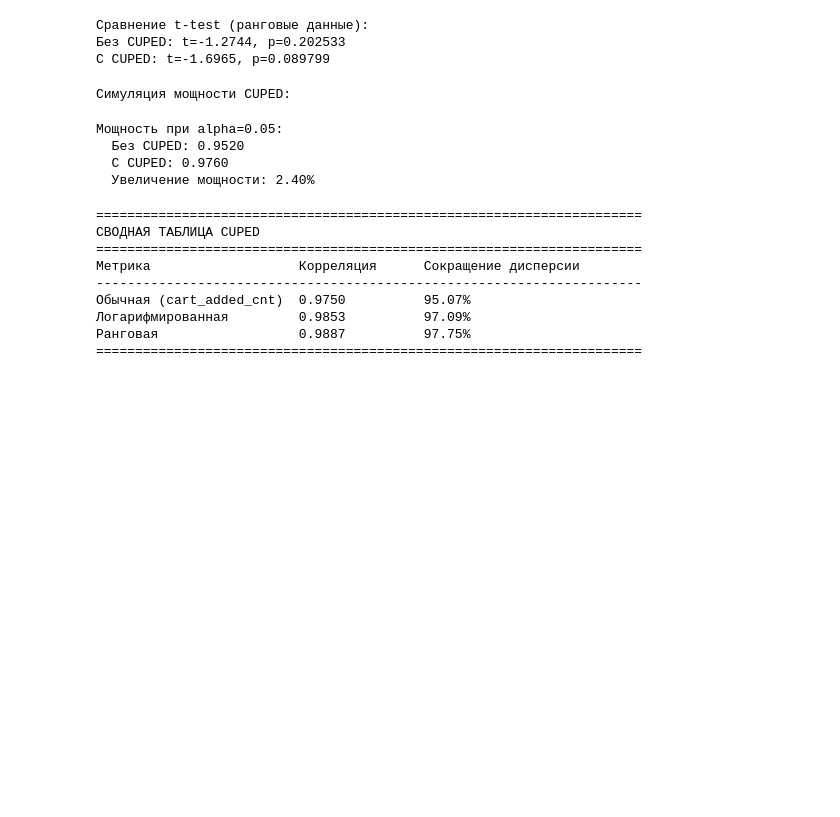
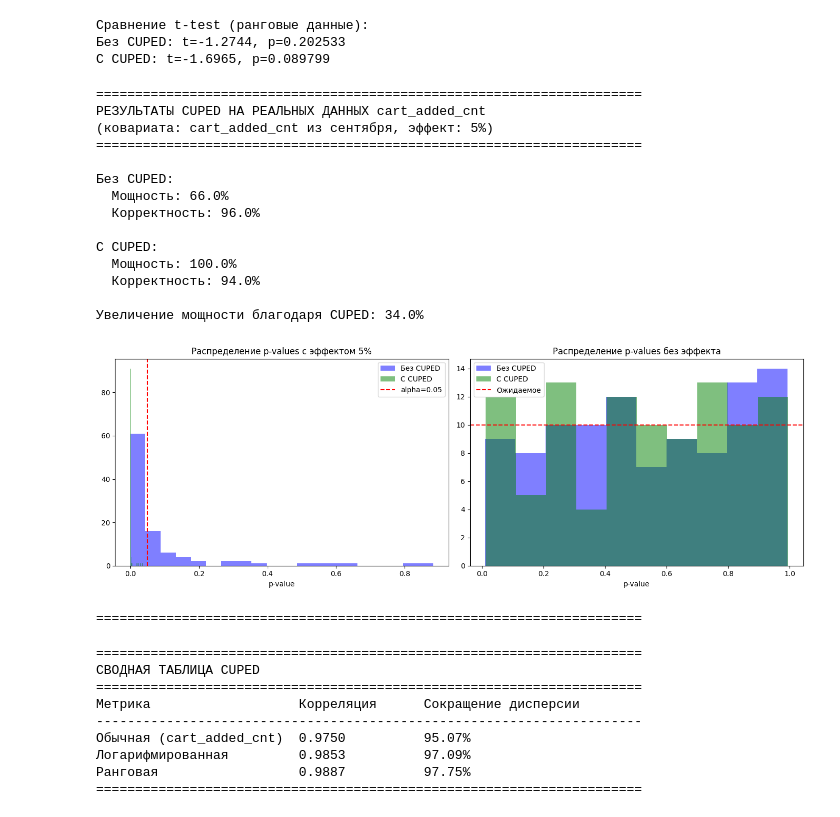
Before and after one commit to rkhazh/ITMO-AB-Materials-levbara, a Jupyter notebook: AB_ITMO_HomeWork2_Solution_executed.ipynb, the cells around one changed output. Drawn from its saved outputs; the diff is of its cells as text; code cells hidden in the pictures; blank space fills up the shorter version.

```diff
--- a/AB_ITMO_HomeWork2_Solution_executed.ipynb
+++ b/AB_ITMO_HomeWork2_Solution_executed.ipynb
@@ -647,16 +693,0 @@ def simulate_cuped_power(n_simulations=500, n_samples=5000, effect=0.05, corr_XY
-# %%
-# Симуляция мощности
-print("Симуляция мощности CUPED:")
-p_orig_sim, p_cuped_sim = simulate_cuped_power(n_simulations=500, effect=0.1, corr_XY=0.5)
-
-alpha = 0.05
-print(f"\nМощность при alpha={alpha}:")
-print(f"  Без CUPED: {(p_orig_sim < alpha).mean():.4f}")
-print(f"  С CUPED: {(p_cuped_sim < alpha).mean():.4f}")
-print(f"  Увеличение мощности: {((p_cuped_sim < alpha).mean() - (p_orig_sim < alpha).mean())*100:.2f}%")
-# %% [output]
-Симуляция мощности CUPED:
-Мощность при alpha=0.05:
-  Без CUPED: 0.9520
-  С CUPED: 0.9760
-  Увеличение мощности: 2.40%
@@ -663,3 +769,61 @@ print(f"  Увеличение мощности: {((p_cuped_sim < alpha).mean()
+# %%
+# Результаты CUPED на реальных данных
+print("="*70)
+print("РЕЗУЛЬТАТЫ CUPED НА РЕАЛЬНЫХ ДАННЫХ cart_added_cnt")
+print("(ковариата: cart_added_cnt из сентября, эффект: 5%)")
+print("="*70)
+
+print(f"\nБез CUPED:")
+print(f"  Мощность: {(power_nocuped < alpha).mean() * 100:.1f}%")
+print(f"  Корректность: {(1 - (correctness_nocuped < alpha).mean()) * 100:.1f}%")
+
+print(f"\nС CUPED:")
+print(f"  Мощность: {(power_cuped < alpha).mean() * 100:.1f}%")
+print(f"  Корректность: {(1 - (correctness_cuped < alpha).mean()) * 100:.1f}%")
+
+power_increase = (power_cuped < alpha).mean() - (power_nocuped < alpha).mean()
+print(f"\nУвеличение мощности благодаря CUPED: {power_increase * 100:.1f}%")
+
+# Визуализация
+fig, axes = plt.subplots(1, 2, figsize=(14, 5))
+
+# Сравнение p-values с эффектом
+axes[0].hist(power_nocuped, bins=20, alpha=0.5, label='Без CUPED', color='blue')
+axes[0].hist(power_cuped, bins=20, alpha=0.5, label='С CUPED', color='green')
+axes[0].axvline(x=0.05, color='r', linestyle='--', label='alpha=0.05')
+axes[0].set_title('Распределение p-values с эффектом 5%')
+axes[0].set_xlabel('p-value')
+axes[0].legend()
+
+# Сравнение корректности
+axes[1].hist(correctness_nocuped, bins=10, alpha=0.5, label='Без CUPED', color='blue')
+axes[1].hist(correctness_cuped, bins=10, alpha=0.5, label='С CUPED', color='green')
+axes[1].axhline(y=10, color='r', linestyle='--', label='Ожидаемое')
+axes[1].set_title('Распределение p-values без эффекта')
+axes[1].set_xlabel('p-value')
+axes[1].legend()
+
+plt.tight_layout()
+plt.show()
+
+print("\n" + "="*70)
+# %% [output]
+======================================================================
+РЕЗУЛЬТАТЫ CUPED НА РЕАЛЬНЫХ ДАННЫХ cart_added_cnt
+(ковариата: cart_added_cnt из сентября, эффект: 5%)
+======================================================================
+
+Без CUPED:
+  Мощность: 66.0%
+  Корректность: 96.0%
+
+С CUPED:
+  Мощность: 100.0%
+  Корректность: 94.0%
+
+Увеличение мощности благодаря CUPED: 34.0%
+[figure, added]
+======================================================================
 # %%
 # Сводная таблица по CUPED
 print("=" * 70)
```
Also changed, not shown: parts of 29 cells of this notebook, 1 other file.
